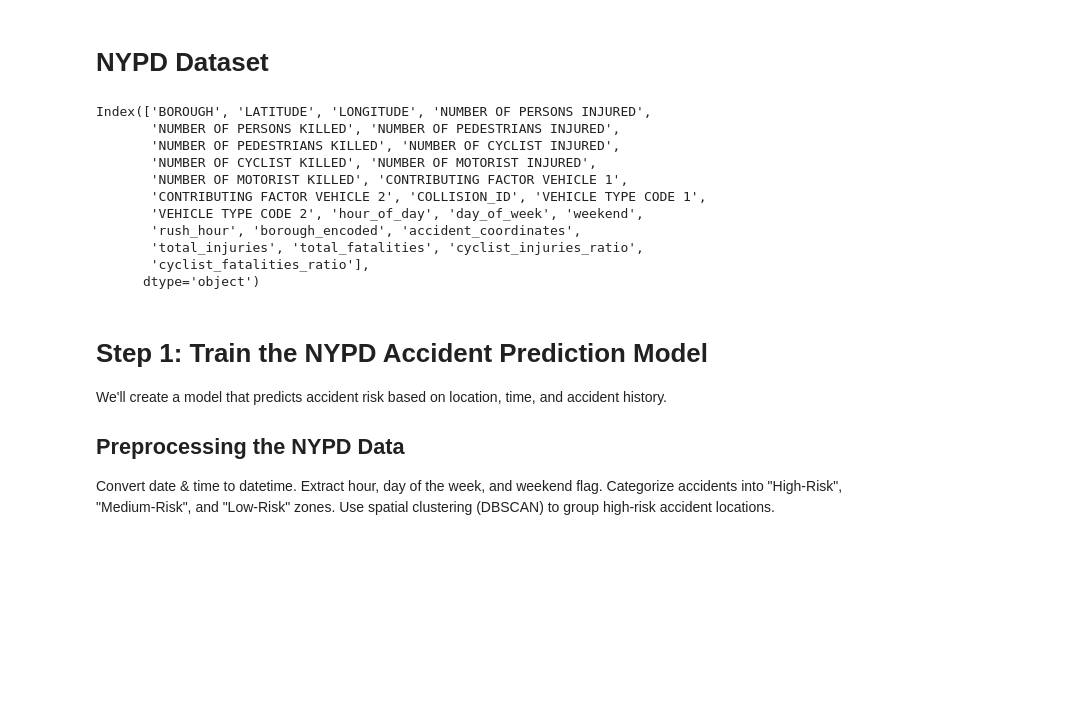
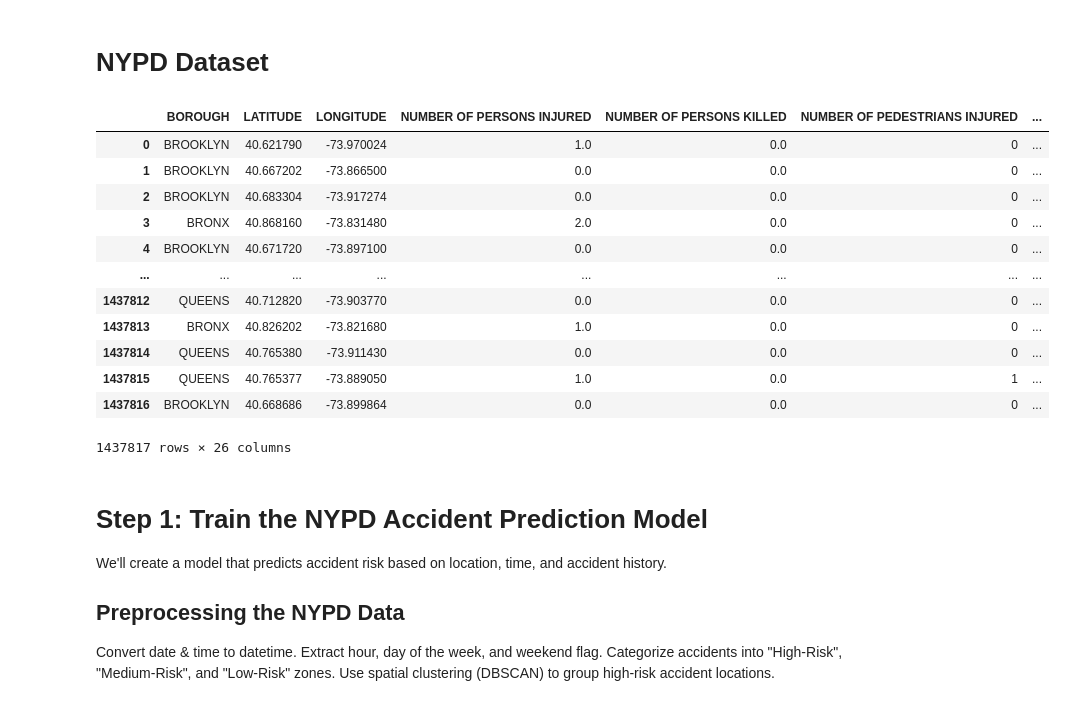
Before and after one commit to Shashankhmg/Data-Science-Challenge, a Jupyter notebook: notebooks/machinelearning.ipynb, the cells around one changed output. Cells and saved outputs as stored; diff of their text form; code cells hidden in the pictures; blank space fills up the shorter version.

```diff
--- a/notebooks/machinelearning.ipynb
+++ b/notebooks/machinelearning.ipynb
@@ -209,19 +209,21 @@ nypd_df["cyclist_fatalities_ratio"] = np.where(nypd_df["total_fatalities"] > 0,
 nypd_features = nypd_df.drop(columns=["CRASH DATE", "CRASH TIME", "CRASH_DATETIME",
                                       "ZIP CODE", "ON STREET NAME","LOCATION"])
 # %%
-nypd_features.columns
+nypd_features
 # %% [output]
+|  | BOROUGH | LATITUDE | LONGITUDE | NUMBER OF PERSONS INJURED | NUMBER OF PERSONS KILLED | NUMBER OF PEDESTRIANS INJURED | ... |
+| 0 | BROOKLYN | 40.621790 | -73.970024 | 1.0 | 0.0 | 0 | ... |
+| 1 | BROOKLYN | 40.667202 | -73.866500 | 0.0 | 0.0 | 0 | ... |
+| 2 | BROOKLYN | 40.683304 | -73.917274 | 0.0 | 0.0 | 0 | ... |
+| 3 | BRONX | 40.868160 | -73.831480 | 2.0 | 0.0 | 0 | ... |
+| 4 | BROOKLYN | 40.671720 | -73.897100 | 0.0 | 0.0 | 0 | ... |
+| ... | ... | ... | ... | ... | ... | ... | ... |
+| 1437812 | QUEENS | 40.712820 | -73.903770 | 0.0 | 0.0 | 0 | ... |
+| 1437813 | BRONX | 40.826202 | -73.821680 | 1.0 | 0.0 | 0 | ... |
+| 1437814 | QUEENS | 40.765380 | -73.911430 | 0.0 | 0.0 | 0 | ... |
+| 1437815 | QUEENS | 40.765377 | -73.889050 | 1.0 | 0.0 | 1 | ... |
+| 1437816 | BROOKLYN | 40.668686 | -73.899864 | 0.0 | 0.0 | 0 | ... |
-Index(['BOROUGH', 'LATITUDE', 'LONGITUDE', 'NUMBER OF PERSONS INJURED',
-       'NUMBER OF PERSONS KILLED', 'NUMBER OF PEDESTRIANS INJURED',
-       'NUMBER OF PEDESTRIANS KILLED', 'NUMBER OF CYCLIST INJURED',
-       'NUMBER OF CYCLIST KILLED', 'NUMBER OF MOTORIST INJURED',
-       'NUMBER OF MOTORIST KILLED', 'CONTRIBUTING FACTOR VEHICLE 1',
-       'CONTRIBUTING FACTOR VEHICLE 2', 'COLLISION_ID', 'VEHICLE TYPE CODE 1',
-       'VEHICLE TYPE CODE 2', 'hour_of_day', 'day_of_week', 'weekend',
-       'rush_hour', 'borough_encoded', 'accident_coordinates',
-       'total_injuries', 'total_fatalities', 'cyclist_injuries_ratio',
-       'cyclist_fatalities_ratio'],
-      dtype='object')
+1437817 rows × 26 columns
 # %%
 # Save cleaned nypd_features dataset
 nypd_features.to_csv("/Users/shashankhmg/Documents/AXA-Casestudy/Data-Science-Challenge/data/model_data/nypd_features.csv", index=False)
```
Also changed, not shown: parts of 8 cells of this notebook.
